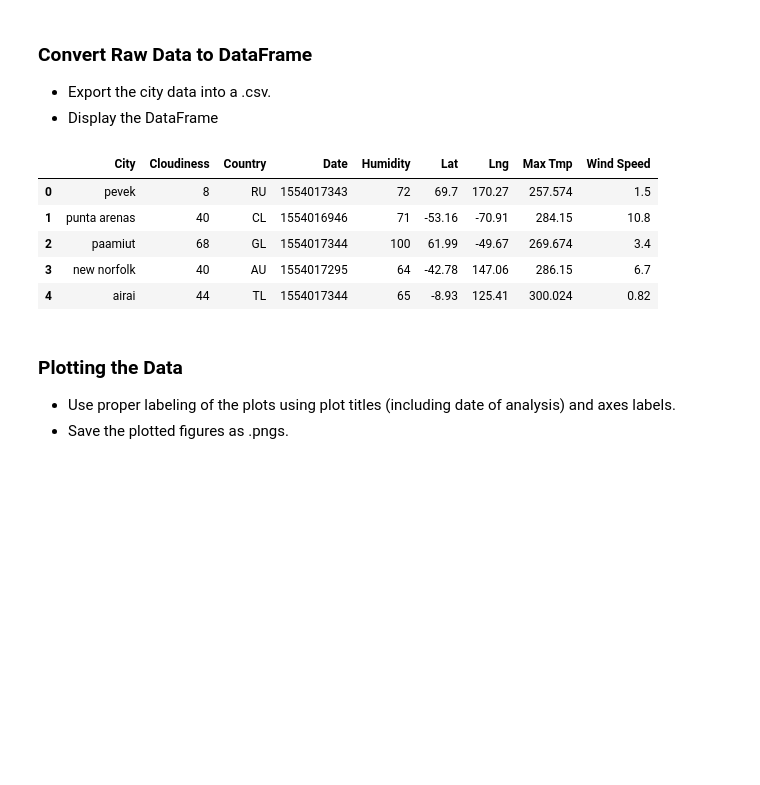
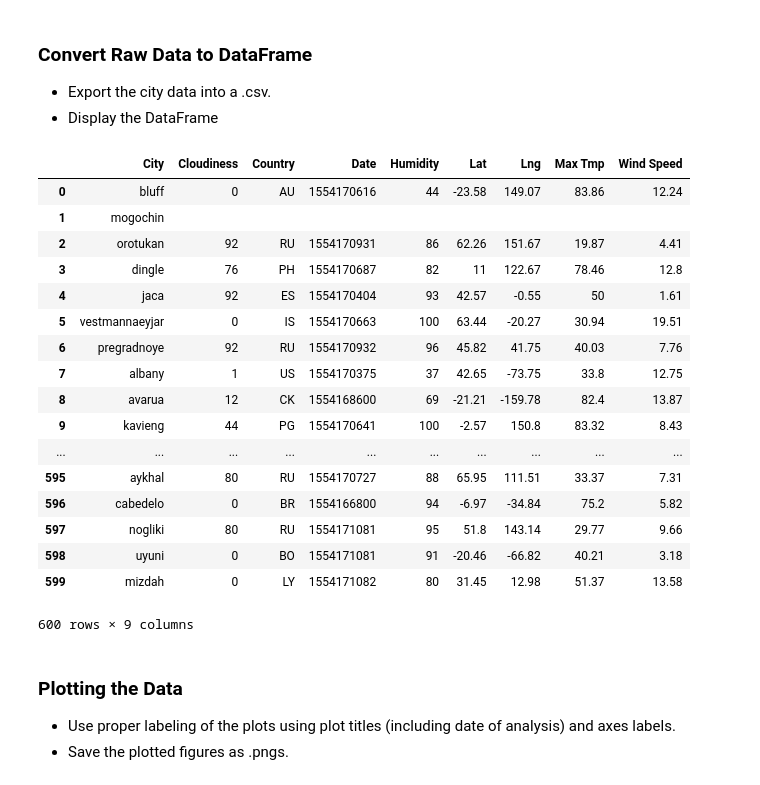
Before and after one commit to dineshsidd/Python-APIs, a Jupyter notebook: WeatherPy.ipynb, the cells around one changed output. Saved outputs shown, nothing was run; the diff lists cells and outputs as text; code cells hidden in the pictures; blank space fills up the shorter version.

```diff
--- a/WeatherPy.ipynb
+++ b/WeatherPy.ipynb
@@ -119,14 +147,26 @@ Processing Record 605 of 605 | beringovskiy
 * Export the city data into a .csv.
 * Display the DataFrame
 # %%
-weather_df.head()
+weather_df
 # %% [output]
 |  | City | Cloudiness | Country | Date | Humidity | Lat | Lng | Max Tmp | Wind Speed |
-| 0 | pevek | 8 | RU | 1554017343 | 72 | 69.7 | 170.27 | 257.574 | 1.5 |
-| 1 | punta arenas | 40 | CL | 1554016946 | 71 | -53.16 | -70.91 | 284.15 | 10.8 |
-| 2 | paamiut | 68 | GL | 1554017344 | 100 | 61.99 | -49.67 | 269.674 | 3.4 |
-| 3 | new norfolk | 40 | AU | 1554017295 | 64 | -42.78 | 147.06 | 286.15 | 6.7 |
-| 4 | airai | 44 | TL | 1554017344 | 65 | -8.93 | 125.41 | 300.024 | 0.82 |
+| 0 | bluff | 0 | AU | 1554170616 | 44 | -23.58 | 149.07 | 83.86 | 12.24 |
+| 1 | mogochin |  |  |  |  |  |  |  |  |
+| 2 | orotukan | 92 | RU | 1554170931 | 86 | 62.26 | 151.67 | 19.87 | 4.41 |
+| 3 | dingle | 76 | PH | 1554170687 | 82 | 11 | 122.67 | 78.46 | 12.8 |
+| 4 | jaca | 92 | ES | 1554170404 | 93 | 42.57 | -0.55 | 50 | 1.61 |
+| 5 | vestmannaeyjar | 0 | IS | 1554170663 | 100 | 63.44 | -20.27 | 30.94 | 19.51 |
+| 6 | pregradnoye | 92 | RU | 1554170932 | 96 | 45.82 | 41.75 | 40.03 | 7.76 |
+| 7 | albany | 1 | US | 1554170375 | 37 | 42.65 | -73.75 | 33.8 | 12.75 |
+| 8 | avarua | 12 | CK | 1554168600 | 69 | -21.21 | -159.78 | 82.4 | 13.87 |
+| 9 | kavieng | 44 | PG | 1554170641 | 100 | -2.57 | 150.8 | 83.32 | 8.43 |
+| ... | ... | ... | ... | ... | ... | ... | ... | ... | ... |
+| 595 | aykhal | 80 | RU | 1554170727 | 88 | 65.95 | 111.51 | 33.37 | 7.31 |
+| 596 | cabedelo | 0 | BR | 1554166800 | 94 | -6.97 | -34.84 | 75.2 | 5.82 |
+| 597 | nogliki | 80 | RU | 1554171081 | 95 | 51.8 | 143.14 | 29.77 | 9.66 |
+| 598 | uyuni | 0 | BO | 1554171081 | 91 | -20.46 | -66.82 | 40.21 | 3.18 |
+| 599 | mizdah | 0 | LY | 1554171082 | 80 | 31.45 | 12.98 | 51.37 | 13.58 |
+600 rows × 9 columns
 # %%
 weather_df.to_csv(r"weather_data_by_city.csv")
 # %% [markdown]
```
Also changed, not shown: parts of 7 cells of this notebook, 6 other files.
